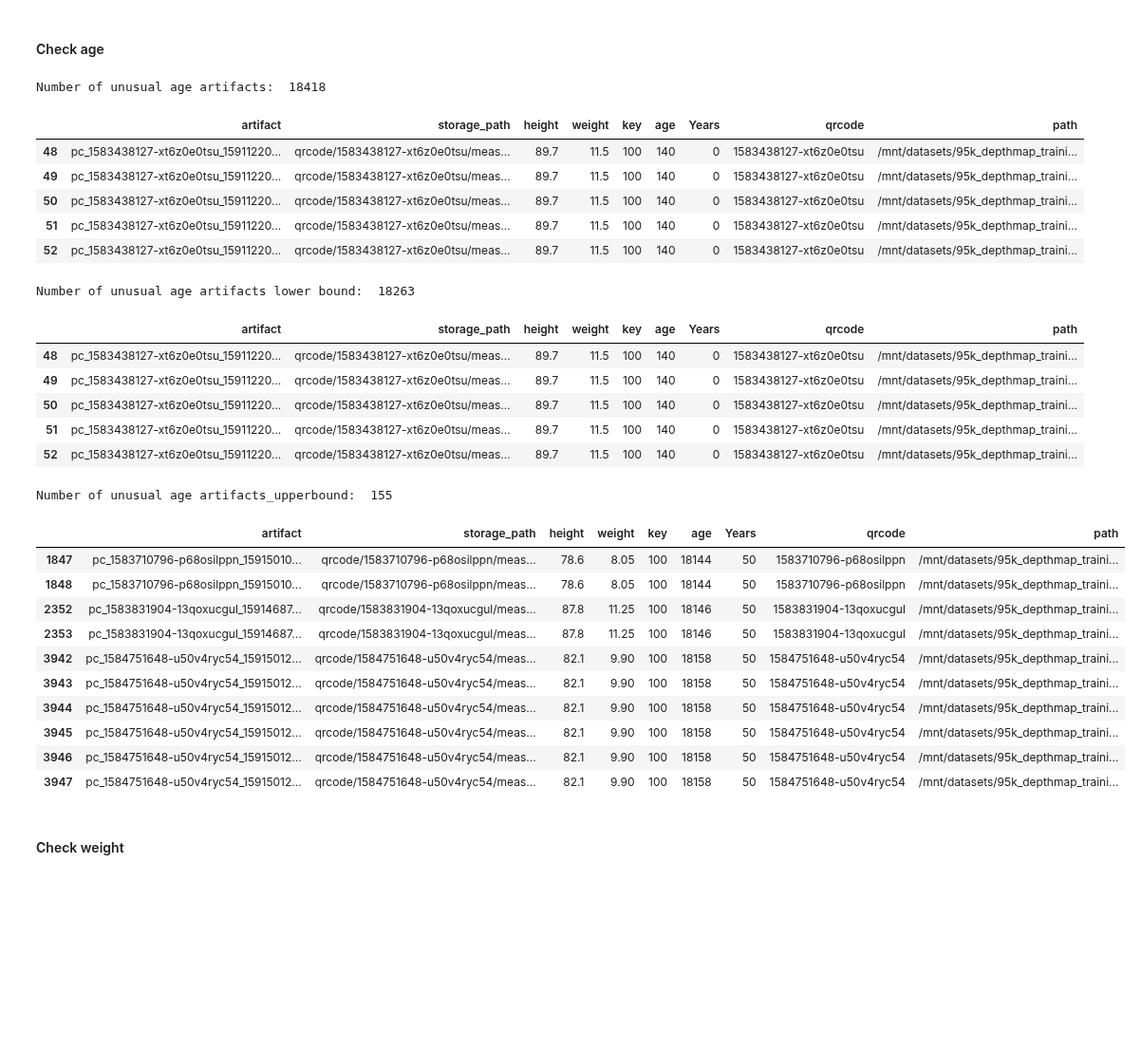
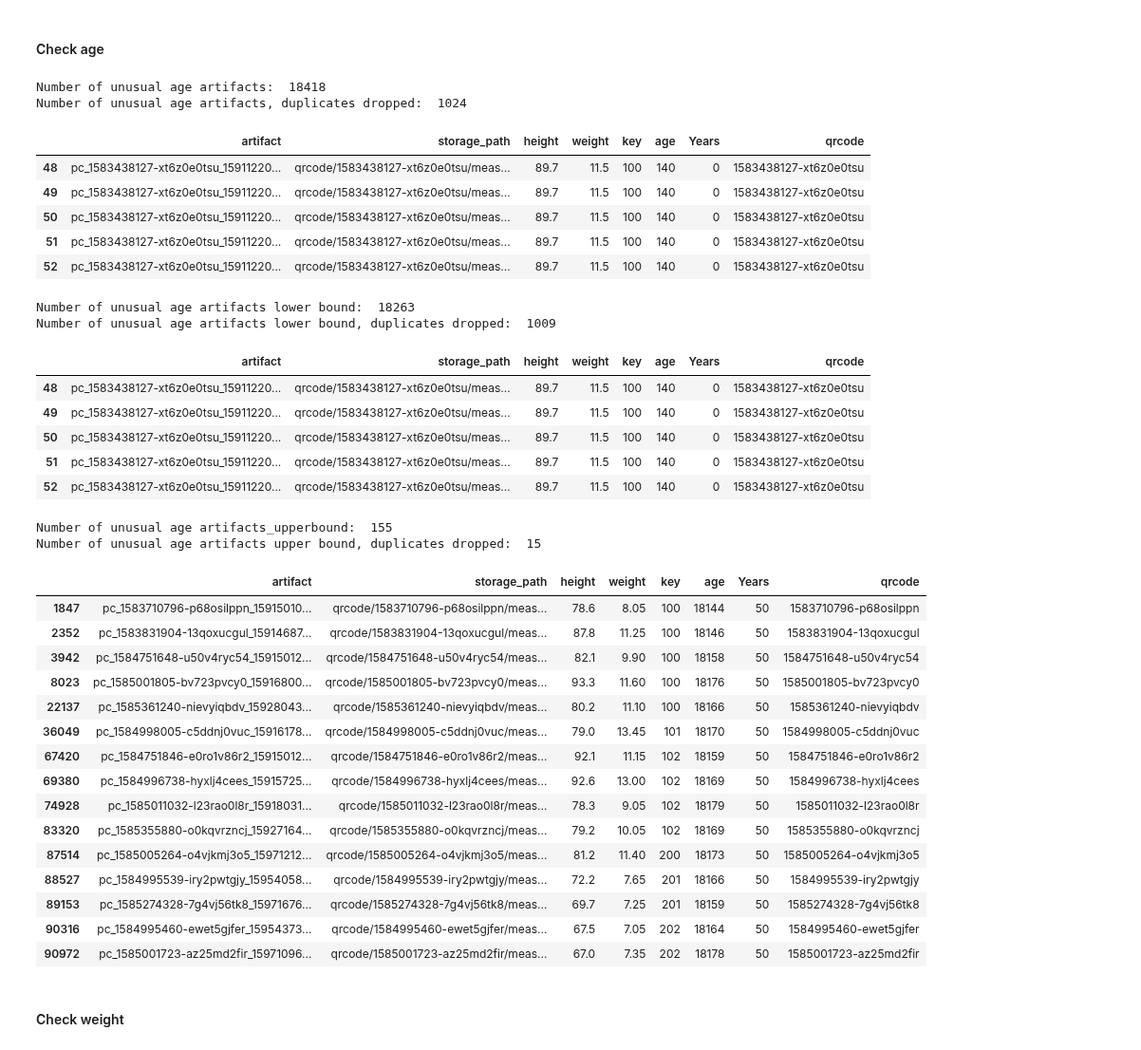
Before and after one commit to Welthungerhilfe/cgm-ml, a Jupyter notebook: src/data_utils/dataset_EDA/anon-depthmap-95k/EDA_anon-depthmap-95k.ipynb, the cells around one changed output. Shown at 95% size. Cells and saved outputs as stored; diff of their text form; code cells hidden in the pictures; blank space fills up the shorter version.

Commit message:
found age and weight outliers

```diff
--- a/src/data_utils/dataset_EDA/anon-depthmap-95k/EDA_anon-depthmap-95k.ipynb
+++ b/src/data_utils/dataset_EDA/anon-depthmap-95k/EDA_anon-depthmap-95k.ipynb
@@ -145,43 +145,66 @@ def get_path(row: pd.Series) -> str:
 # What should we do with children age 0?
 unusual_age_artifacts = artifacts[(artifacts.Years < 1) | (artifacts.Years > 6)]
 print("Number of unusual age artifacts: ", len(unusual_age_artifacts))
+
+#drop duplicates
+unusual_age_drop_dupl = unusual_age_artifacts.drop_duplicates(subset='qrcode', keep='first')
+print("Number of unusual age artifacts, duplicates dropped: ", len(unusual_age_drop_dupl))
+
 unusual_age_artifacts.head()
 # %% [output]
 Number of unusual age artifacts:  18418
+Number of unusual age artifacts, duplicates dropped:  1024
-|  | artifact | storage_path | height | weight | key | age | Years | qrcode | path |
-| 48 | pc_1583438127-xt6z0e0tsu_15911220... | qrcode/1583438127-xt6z0e0tsu/meas... | 89.7 | 11.5 | 100 | 140 | 0 | 1583438127-xt6z0e0tsu | /mnt/datasets/95k_depthmap_traini... |
-| 49 | pc_1583438127-xt6z0e0tsu_15911220... | qrcode/1583438127-xt6z0e0tsu/meas... | 89.7 | 11.5 | 100 | 140 | 0 | 1583438127-xt6z0e0tsu | /mnt/datasets/95k_depthmap_traini... |
-| 50 | pc_1583438127-xt6z0e0tsu_15911220... | qrcode/1583438127-xt6z0e0tsu/meas... | 89.7 | 11.5 | 100 | 140 | 0 | 1583438127-xt6z0e0tsu | /mnt/datasets/95k_depthmap_traini... |
-| 51 | pc_1583438127-xt6z0e0tsu_15911220... | qrcode/1583438127-xt6z0e0tsu/meas... | 89.7 | 11.5 | 100 | 140 | 0 | 1583438127-xt6z0e0tsu | /mnt/datasets/95k_depthmap_traini... |
-| 52 | pc_1583438127-xt6z0e0tsu_15911220... | qrcode/1583438127-xt6z0e0tsu/meas... | 89.7 | 11.5 | 100 | 140 | 0 | 1583438127-xt6z0e0tsu | /mnt/datasets/95k_depthmap_traini... |
+|  | artifact | storage_path | height | weight | key | age | Years | qrcode |
+| 48 | pc_1583438127-xt6z0e0tsu_15911220... | qrcode/1583438127-xt6z0e0tsu/meas... | 89.7 | 11.5 | 100 | 140 | 0 | 1583438127-xt6z0e0tsu |
+| 49 | pc_1583438127-xt6z0e0tsu_15911220... | qrcode/1583438127-xt6z0e0tsu/meas... | 89.7 | 11.5 | 100 | 140 | 0 | 1583438127-xt6z0e0tsu |
+| 50 | pc_1583438127-xt6z0e0tsu_15911220... | qrcode/1583438127-xt6z0e0tsu/meas... | 89.7 | 11.5 | 100 | 140 | 0 | 1583438127-xt6z0e0tsu |
+| 51 | pc_1583438127-xt6z0e0tsu_15911220... | qrcode/1583438127-xt6z0e0tsu/meas... | 89.7 | 11.5 | 100 | 140 | 0 | 1583438127-xt6z0e0tsu |
+| 52 | pc_1583438127-xt6z0e0tsu_15911220... | qrcode/1583438127-xt6z0e0tsu/meas... | 89.7 | 11.5 | 100 | 140 | 0 | 1583438127-xt6z0e0tsu |
 # %%
 unusual_age_artifacts_lowerbound = artifacts[artifacts.Years < 1]
 print("Number of unusual age artifacts lower bound: ", len(unusual_age_artifacts_lowerbound))
+
+#drop duplicates
+drop_dupl_age_lowerbound = unusual_age_artifacts_lowerbound.drop_duplicates(subset='qrcode', keep='first')
+print("Number of unusual age artifacts lower bound, duplicates dropped: ", len(drop_dupl_age_lowerbound))
+
 unusual_age_artifacts_lowerbound.head()
 # %% [output]
 Number of unusual age artifacts lower bound:  18263
+Number of unusual age artifacts lower bound, duplicates dropped:  1009
-|  | artifact | storage_path | height | weight | key | age | Years | qrcode | path |
-| 48 | pc_1583438127-xt6z0e0tsu_15911220... | qrcode/1583438127-xt6z0e0tsu/meas... | 89.7 | 11.5 | 100 | 140 | 0 | 1583438127-xt6z0e0tsu | /mnt/datasets/95k_depthmap_traini... |
-| 49 | pc_1583438127-xt6z0e0tsu_15911220... | qrcode/1583438127-xt6z0e0tsu/meas... | 89.7 | 11.5 | 100 | 140 | 0 | 1583438127-xt6z0e0tsu | /mnt/datasets/95k_depthmap_traini... |
-| 50 | pc_1583438127-xt6z0e0tsu_15911220... | qrcode/1583438127-xt6z0e0tsu/meas... | 89.7 | 11.5 | 100 | 140 | 0 | 1583438127-xt6z0e0tsu | /mnt/datasets/95k_depthmap_traini... |
-| 51 | pc_1583438127-xt6z0e0tsu_15911220... | qrcode/1583438127-xt6z0e0tsu/meas... | 89.7 | 11.5 | 100 | 140 | 0 | 1583438127-xt6z0e0tsu | /mnt/datasets/95k_depthmap_traini... |
-| 52 | pc_1583438127-xt6z0e0tsu_15911220... | qrcode/1583438127-xt6z0e0tsu/meas... | 89.7 | 11.5 | 100 | 140 | 0 | 1583438127-xt6z0e0tsu | /mnt/datasets/95k_depthmap_traini... |
+|  | artifact | storage_path | height | weight | key | age | Years | qrcode |
+| 48 | pc_1583438127-xt6z0e0tsu_15911220... | qrcode/1583438127-xt6z0e0tsu/meas... | 89.7 | 11.5 | 100 | 140 | 0 | 1583438127-xt6z0e0tsu |
+| 49 | pc_1583438127-xt6z0e0tsu_15911220... | qrcode/1583438127-xt6z0e0tsu/meas... | 89.7 | 11.5 | 100 | 140 | 0 | 1583438127-xt6z0e0tsu |
+| 50 | pc_1583438127-xt6z0e0tsu_15911220... | qrcode/1583438127-xt6z0e0tsu/meas... | 89.7 | 11.5 | 100 | 140 | 0 | 1583438127-xt6z0e0tsu |
+| 51 | pc_1583438127-xt6z0e0tsu_15911220... | qrcode/1583438127-xt6z0e0tsu/meas... | 89.7 | 11.5 | 100 | 140 | 0 | 1583438127-xt6z0e0tsu |
+| 52 | pc_1583438127-xt6z0e0tsu_15911220... | qrcode/1583438127-xt6z0e0tsu/meas... | 89.7 | 11.5 | 100 | 140 | 0 | 1583438127-xt6z0e0tsu |
 # %%
 unusual_age_artifacts_upperbound = artifacts[artifacts.Years > 6]
 print("Number of unusual age artifacts_upperbound: ", len(unusual_age_artifacts_upperbound))
-unusual_age_artifacts_upperbound.head(10)
+
+#drop duplicates
+drop_dupl_age_upperbound = unusual_age_artifacts_upperbound.drop_duplicates(subset='qrcode', keep='first')
+print("Number of unusual age artifacts upper bound, duplicates dropped: ", len(drop_dupl_age_upperbound))
+
+drop_dupl_age_upperbound.head(15)
 # %% [output]
 Number of unusual age artifacts_upperbound:  155
+Number of unusual age artifacts upper bound, duplicates dropped:  15
-|  | artifact | storage_path | height | weight | key | age | Years | qrcode | path |
-| 1847 | pc_1583710796-p68osilppn_15915010... | qrcode/1583710796-p68osilppn/meas... | 78.6 | 8.05 | 100 | 18144 | 50 | 1583710796-p68osilppn | /mnt/datasets/95k_depthmap_traini... |
-| 1848 | pc_1583710796-p68osilppn_15915010... | qrcode/1583710796-p68osilppn/meas... | 78.6 | 8.05 | 100 | 18144 | 50 | 1583710796-p68osilppn | /mnt/datasets/95k_depthmap_traini... |
-| 2352 | pc_1583831904-13qoxucgul_15914687... | qrcode/1583831904-13qoxucgul/meas... | 87.8 | 11.25 | 100 | 18146 | 50 | 1583831904-13qoxucgul | /mnt/datasets/95k_depthmap_traini... |
-| 2353 | pc_1583831904-13qoxucgul_15914687... | qrcode/1583831904-13qoxucgul/meas... | 87.8 | 11.25 | 100 | 18146 | 50 | 1583831904-13qoxucgul | /mnt/datasets/95k_depthmap_traini... |
-| 3942 | pc_1584751648-u50v4ryc54_15915012... | qrcode/1584751648-u50v4ryc54/meas... | 82.1 | 9.90 | 100 | 18158 | 50 | 1584751648-u50v4ryc54 | /mnt/datasets/95k_depthmap_traini... |
-| 3943 | pc_1584751648-u50v4ryc54_15915012... | qrcode/1584751648-u50v4ryc54/meas... | 82.1 | 9.90 | 100 | 18158 | 50 | 1584751648-u50v4ryc54 | /mnt/datasets/95k_depthmap_traini... |
-| 3944 | pc_1584751648-u50v4ryc54_15915012... | qrcode/1584751648-u50v4ryc54/meas... | 82.1 | 9.90 | 100 | 18158 | 50 | 1584751648-u50v4ryc54 | /mnt/datasets/95k_depthmap_traini... |
-| 3945 | pc_1584751648-u50v4ryc54_15915012... | qrcode/1584751648-u50v4ryc54/meas... | 82.1 | 9.90 | 100 | 18158 | 50 | 1584751648-u50v4ryc54 | /mnt/datasets/95k_depthmap_traini... |
-| 3946 | pc_1584751648-u50v4ryc54_15915012... | qrcode/1584751648-u50v4ryc54/meas... | 82.1 | 9.90 | 100 | 18158 | 50 | 1584751648-u50v4ryc54 | /mnt/datasets/95k_depthmap_traini... |
-| 3947 | pc_1584751648-u50v4ryc54_15915012... | qrcode/1584751648-u50v4ryc54/meas... | 82.1 | 9.90 | 100 | 18158 | 50 | 1584751648-u50v4ryc54 | /mnt/datasets/95k_depthmap_traini... |
+|  | artifact | storage_path | height | weight | key | age | Years | qrcode |
+| 1847 | pc_1583710796-p68osilppn_15915010... | qrcode/1583710796-p68osilppn/meas... | 78.6 | 8.05 | 100 | 18144 | 50 | 1583710796-p68osilppn |
+| 2352 | pc_1583831904-13qoxucgul_15914687... | qrcode/1583831904-13qoxucgul/meas... | 87.8 | 11.25 | 100 | 18146 | 50 | 1583831904-13qoxucgul |
+| 3942 | pc_1584751648-u50v4ryc54_15915012... | qrcode/1584751648-u50v4ryc54/meas... | 82.1 | 9.90 | 100 | 18158 | 50 | 1584751648-u50v4ryc54 |
+| 8023 | pc_1585001805-bv723pvcy0_15916800... | qrcode/1585001805-bv723pvcy0/meas... | 93.3 | 11.60 | 100 | 18176 | 50 | 1585001805-bv723pvcy0 |
+| 22137 | pc_1585361240-nievyiqbdv_15928043... | qrcode/1585361240-nievyiqbdv/meas... | 80.2 | 11.10 | 100 | 18166 | 50 | 1585361240-nievyiqbdv |
+| 36049 | pc_1584998005-c5ddnj0vuc_15916178... | qrcode/1584998005-c5ddnj0vuc/meas... | 79.0 | 13.45 | 101 | 18170 | 50 | 1584998005-c5ddnj0vuc |
+| 67420 | pc_1584751846-e0ro1v86r2_15915012... | qrcode/1584751846-e0ro1v86r2/meas... | 92.1 | 11.15 | 102 | 18159 | 50 | 1584751846-e0ro1v86r2 |
+| 69380 | pc_1584996738-hyxlj4cees_15915725... | qrcode/1584996738-hyxlj4cees/meas... | 92.6 | 13.00 | 102 | 18169 | 50 | 1584996738-hyxlj4cees |
+| 74928 | pc_1585011032-l23rao0l8r_15918031... | qrcode/1585011032-l23rao0l8r/meas... | 78.3 | 9.05 | 102 | 18179 | 50 | 1585011032-l23rao0l8r |
+| 83320 | pc_1585355880-o0kqvrzncj_15927164... | qrcode/1585355880-o0kqvrzncj/meas... | 79.2 | 10.05 | 102 | 18169 | 50 | 1585355880-o0kqvrzncj |
+| 87514 | pc_1585005264-o4vjkmj3o5_15971212... | qrcode/1585005264-o4vjkmj3o5/meas... | 81.2 | 11.40 | 200 | 18173 | 50 | 1585005264-o4vjkmj3o5 |
+| 88527 | pc_1584995539-iry2pwtgjy_15954058... | qrcode/1584995539-iry2pwtgjy/meas... | 72.2 | 7.65 | 201 | 18166 | 50 | 1584995539-iry2pwtgjy |
+| 89153 | pc_1585274328-7g4vj56tk8_15971676... | qrcode/1585274328-7g4vj56tk8/meas... | 69.7 | 7.25 | 201 | 18159 | 50 | 1585274328-7g4vj56tk8 |
+| 90316 | pc_1584995460-ewet5gjfer_15954373... | qrcode/1584995460-ewet5gjfer/meas... | 67.5 | 7.05 | 202 | 18164 | 50 | 1584995460-ewet5gjfer |
+| 90972 | pc_1585001723-az25md2fir_15971096... | qrcode/1585001723-az25md2fir/meas... | 67.0 | 7.35 | 202 | 18178 | 50 | 1585001723-az25md2fir |
 # %% [markdown]
 #### Check weight
```
Also changed, not shown: parts of 3 cells of this notebook.
